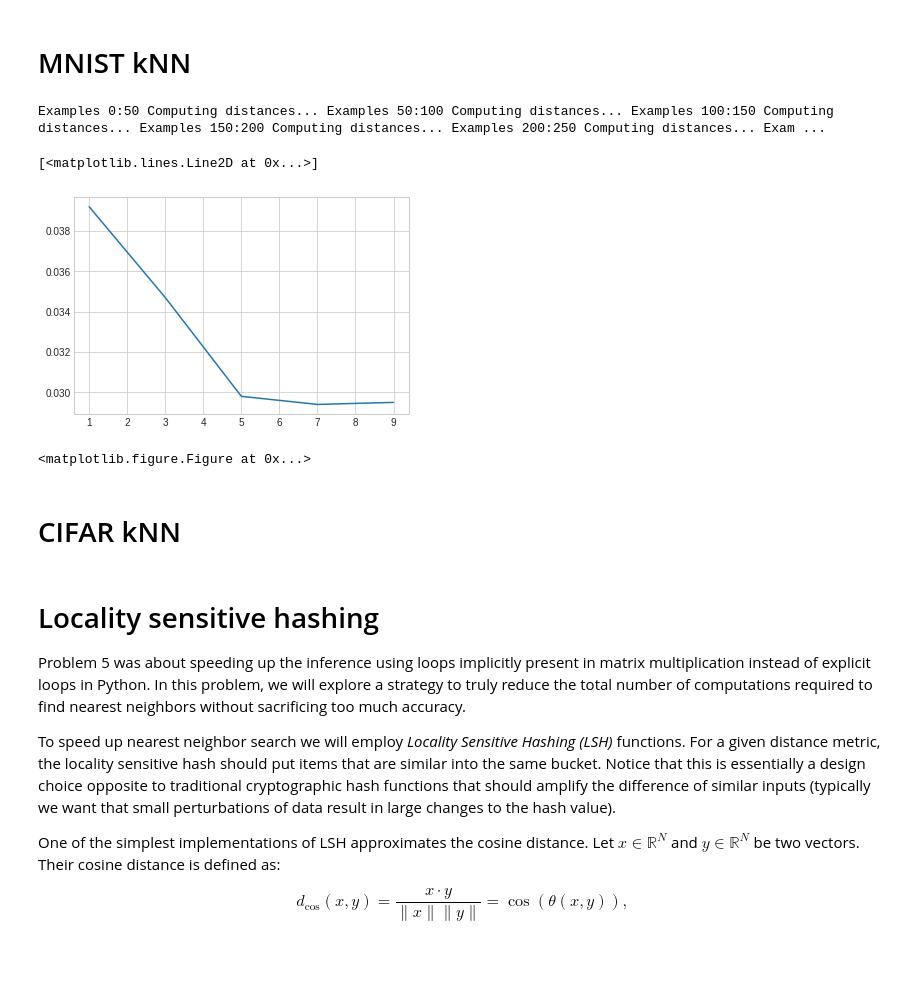
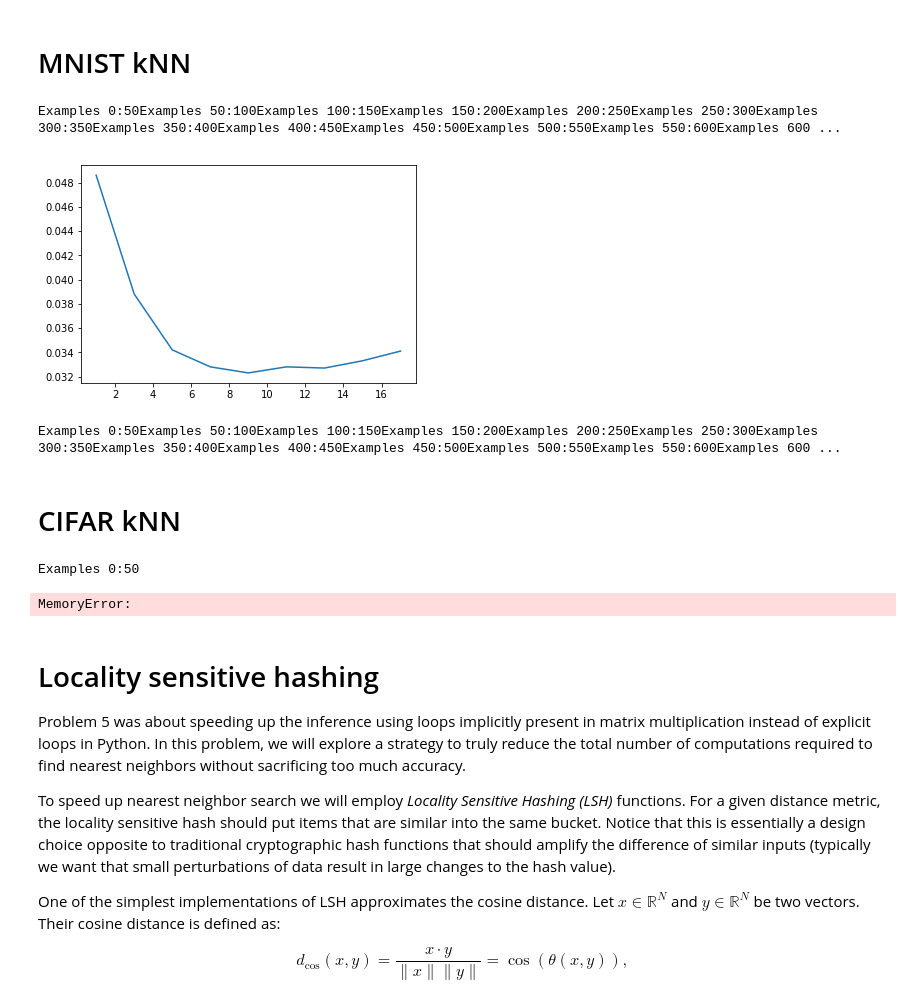
Before and after one commit to wfica/neural_networks, a Jupyter notebook: assignment1/Assignment1.ipynb, the cells around one changed output. Saved outputs shown, nothing was run; the diff lists cells and outputs as text; code cells hidden in the pictures; blank space fills up the shorter version.

Commit message:
mnist results

```diff
--- a/assignment1/Assignment1.ipynb
+++ b/assignment1/Assignment1.ipynb
@@ -622,31 +622,32 @@ def KNN(train_data, train_labels, test_data, test_labels, ks, item_size, batch_s
 mnist_validation_errs = KNN(
     mnist_train_data_int32, mnist_train_labels_int64,
     mnist_valid_data_int32, mnist_valid_labels_int64,
-    [1, 3, 5, 7, 9], 28*28, batch_size=50)
-
-plot(mnist_validation_errs[0, :], mnist_validation_errs[1, :])
+    [1, 3, 5, 7, 9, 11, 13, 15,17], 28*28, batch_size=50)
 # %% [output]
-Examples 0:50 Computing distances... Examples 50:100 Computing distances... Examples 100:150 Computing distances... Examples 150:200 Computing distances... Examples 200:250 Computing distances... Exam ...
+Examples 0:50Examples 50:100Examples 100:150Examples 150:200Examples 200:250Examples 250:300Examples 300:350Examples 350:400Examples 400:450Examples 450:500Examples 500:550Examples 550:600Examples 600 ...
-[<matplotlib.lines.Line2D at 0x...>]
-[figure, removed]
-# %%
-savefig('foo.png')
-# %% [output]
-<matplotlib.figure.Figure at 0x...>
+# %%
+plot(mnist_validation_errs[0, :], mnist_validation_errs[1, :])
+savefig('mnist_kNN_error.png')
+# %% [output]
+[figure, added]
 # %%
 # Now use the best k to compute the test error
 
-best_K = TODO
+best_K = 9
 
-mnist_full_train_data_int32 = mnist_train_dataset.train_data.numpy().astype(int32)
-mnist_full_train_labels_int64 = mnist_train_dataset.train_labels.numpy()
+#mnist_full_train_data_int32 = mnist_train_dataset.train_data.numpy().astype(int32)
+#mnist_full_train_labels_int64 = mnist_train_dataset.train_labels.numpy()
 
 mnist_test_errs = KNN(mnist_full_train_data_int32,
                       mnist_full_train_labels_int64,
                       mnist_test_data_int32,
-                      mnist_test_labels_int64, [best_K])
+                      mnist_test_labels_int64, [best_K],28*28, batch_size=50)
 print("When k=%d the test error rate is %.1f%%" %
       (mnist_test_errs[0, 0], mnist_test_errs[1, 0] * 100.0))
+
+#When k=9 the test error rate is 3.4% <- result
+# %% [output]
+Examples 0:50Examples 50:100Examples 100:150Examples 150:200Examples 200:250Examples 250:300Examples 300:350Examples 350:400Examples 400:450Examples 450:500Examples 500:550Examples 550:600Examples 600 ...
 # %% [markdown]
 # CIFAR kNN
 # %%
@@ -655,6 +656,7 @@ print("When k=%d the test error rate is %.1f%%" %
 cifar_validation_errs = KNN(
     cifar_train_data_int32, cifar_train_labels_int64,
     cifar_valid_data_int32, cifar_valid_labels_int64,
-    [1, 3, 5, 7, 9], 32*32*3, batch_size=50)
-
-plot(cifar_validation_errs[0, :], cifar_validation_errs[1, :])
+    [1, 3, 5, 7, 9, 11, 13, 15,17], 32*32*3, batch_size=50)
+# %% [output]
+Examples 0:50
+MemoryError:
```
Also changed, not shown: parts of 5 cells of this notebook, 2 other files.
